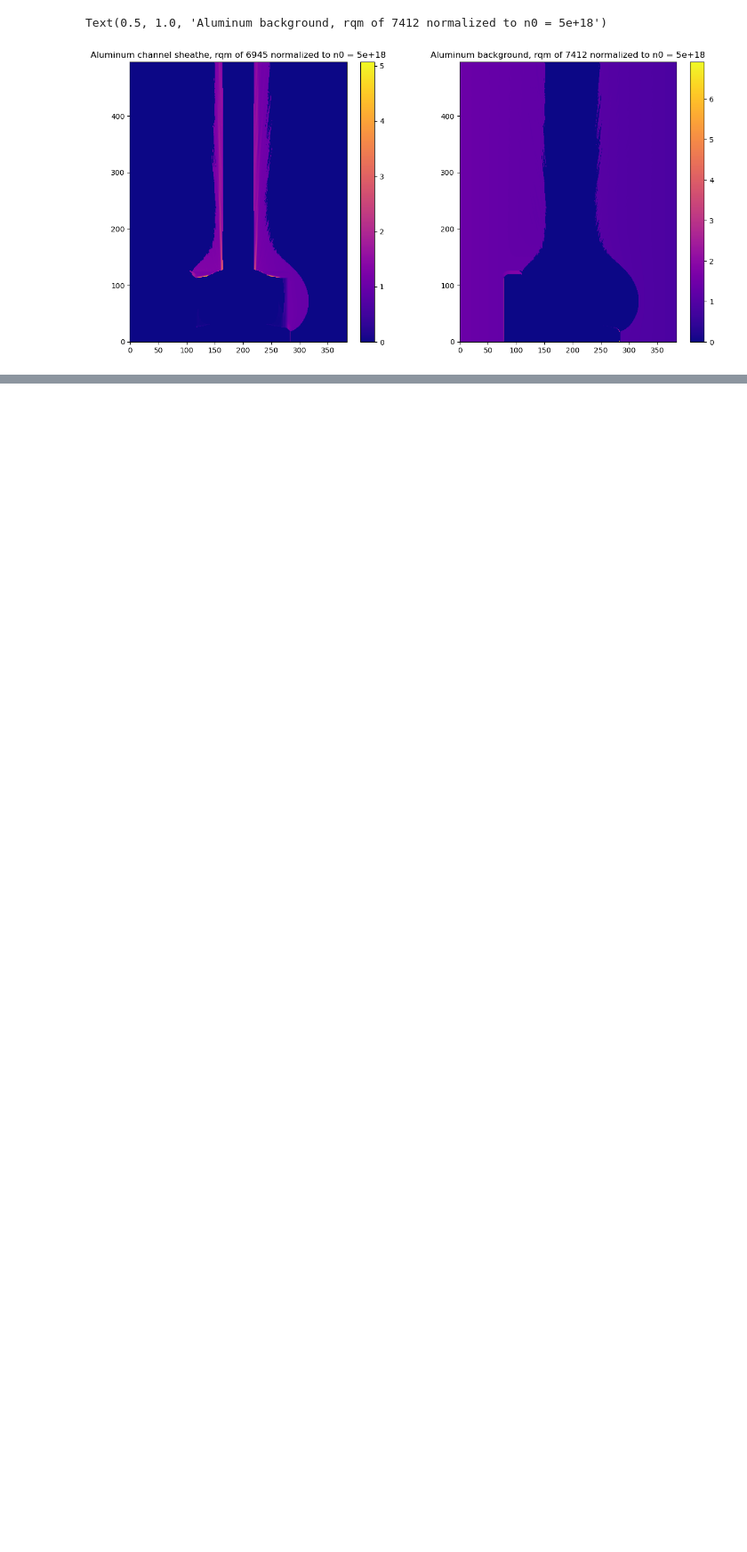
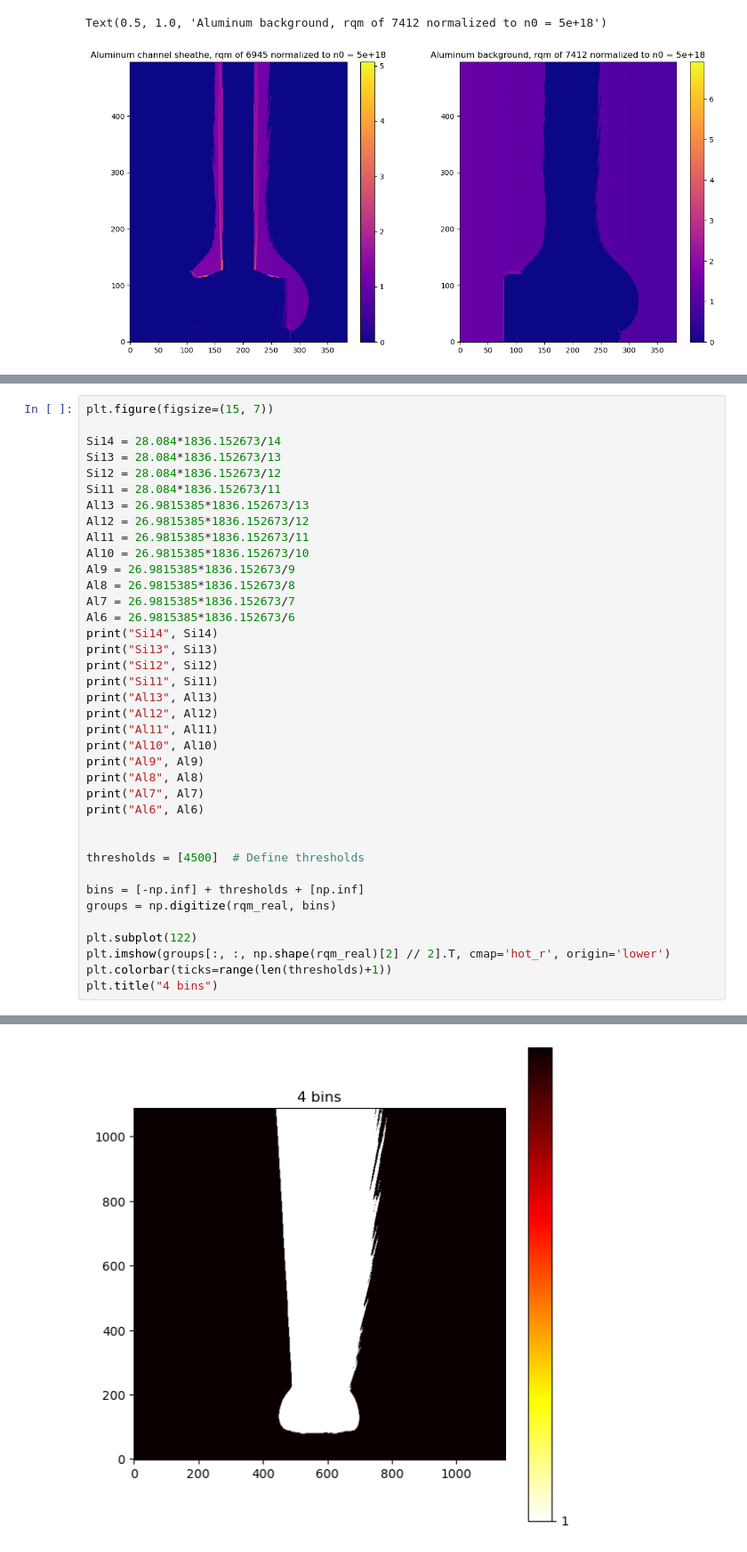
Before and after one commit to Schaeffer-Lab/MagShockZ, a Jupyter notebook: FLASH/mass_ratio_onceandforall.ipynb, the cells around one changed output, grey strips where cells are left out. Shown at 89% size. Saved outputs shown, nothing was run; the diff lists cells and outputs as text; blank space fills up the shorter version.

```diff
--- a/FLASH/mass_ratio_onceandforall.ipynb
+++ b/FLASH/mass_ratio_onceandforall.ipynb
@@ -369,0 +401,39 @@ Text(0.5, 1.0, 'Aluminum background, rqm of 7412 normalized to n0 = 5e+18')
+# %%
+plt.figure(figsize=(15, 7))
+
+Si14 = 28.084*1836.152673/14
+Si13 = 28.084*1836.152673/13
+Si12 = 28.084*1836.152673/12
+Si11 = 28.084*1836.152673/11
+Al13 = 26.9815385*1836.152673/13
+Al12 = 26.9815385*1836.152673/12
+Al11 = 26.9815385*1836.152673/11
+Al10 = 26.9815385*1836.152673/10
+Al9 = 26.9815385*1836.152673/9
+Al8 = 26.9815385*1836.152673/8
+Al7 = 26.9815385*1836.152673/7
+Al6 = 26.9815385*1836.152673/6
+print("Si14", Si14)
+print("Si13", Si13)
+print("Si12", Si12)
+print("Si11", Si11)
+print("Al13", Al13)
+print("Al12", Al12)
+print("Al11", Al11)
+print("Al10", Al10)
+print("Al9", Al9)
+print("Al8", Al8)
+print("Al7", Al7)
+print("Al6", Al6)
+
+
+thresholds = [4500]  # Define thresholds
+
+bins = [-np.inf] + thresholds + [np.inf]
+groups = np.digitize(rqm_real, bins)
+
+plt.subplot(122)
+plt.imshow(groups[:, :, np.shape(rqm_real)[2] // 2].T, cmap='hot_r', origin='lower')
+plt.colorbar(ticks=range(len(thresholds)+1))
+plt.title("4 bins")
+# %% [output]
@@ -369,0 +453 @@ Text(0.5, 1.0, 'Aluminum background, rqm of 7412 normalized to n0 = 5e+18')
+[figure, added]
```
Also changed, not shown: parts of 5 cells of this notebook, 6 other files.
